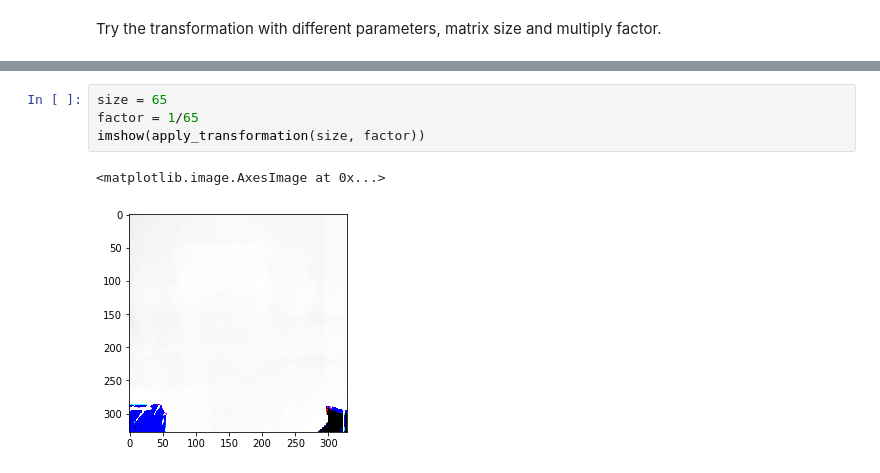
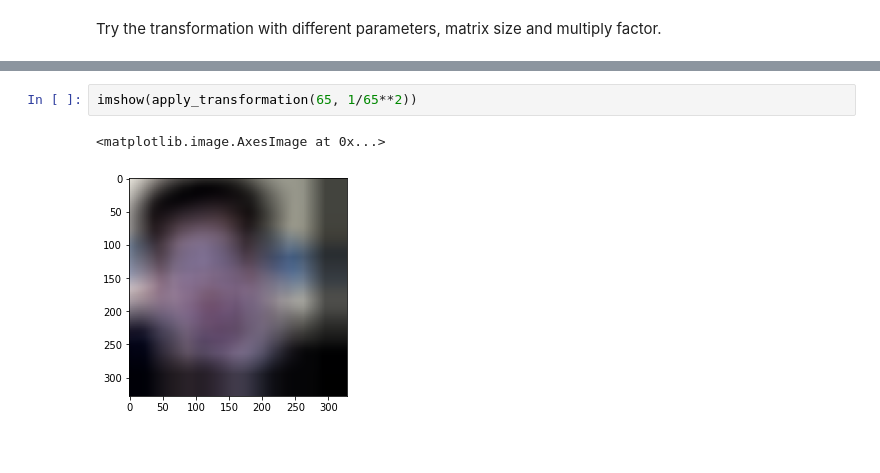
Before and after one commit to SBoulanger/CS180H, a Jupyter notebook: Projects/hadamard_submatrix/Hadamard Submatrix.ipynb, the cells around one changed output, grey strips where cells are left out. Saved outputs shown, nothing was run; the diff lists cells and outputs as text.

```diff
--- a/Projects/hadamard_submatrix/Hadamard Submatrix.ipynb
+++ b/Projects/hadamard_submatrix/Hadamard Submatrix.ipynb
@@ -115,7 +118,5 @@ imshow(apply_transformation(size, factor))
-# %%
-size = 65
-factor = 1/65
-imshow(apply_transformation(size, factor))
-# %% [output]
-<matplotlib.image.AxesImage at 0x...>
-[figure, removed]
+# %%
+imshow(apply_transformation(65, 1/65**2))
+# %% [output]
+<matplotlib.image.AxesImage at 0x...>
+[figure, added]
```
Also changed, not shown: parts of 11 cells of this notebook, 1 other file.
